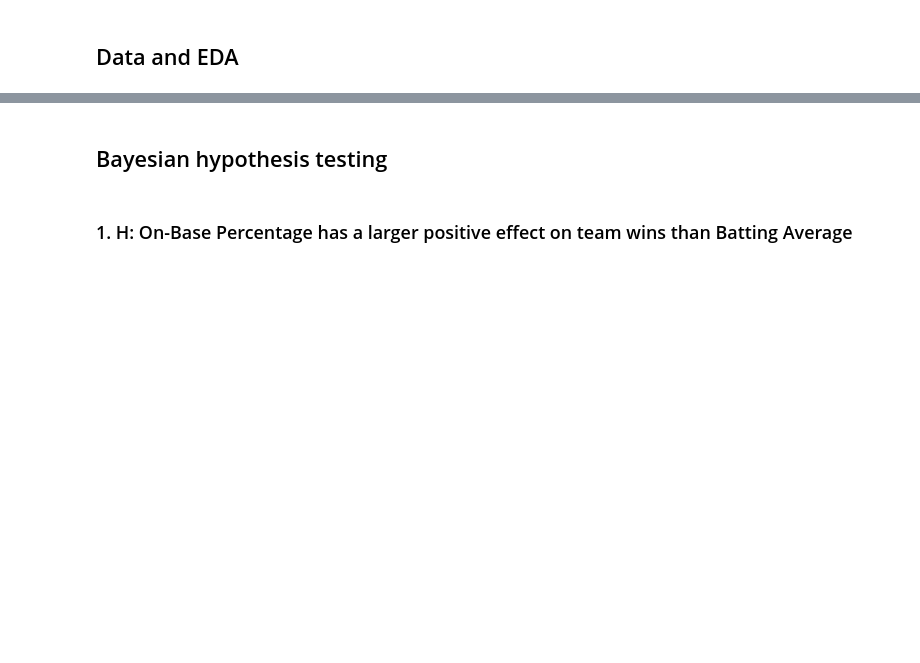
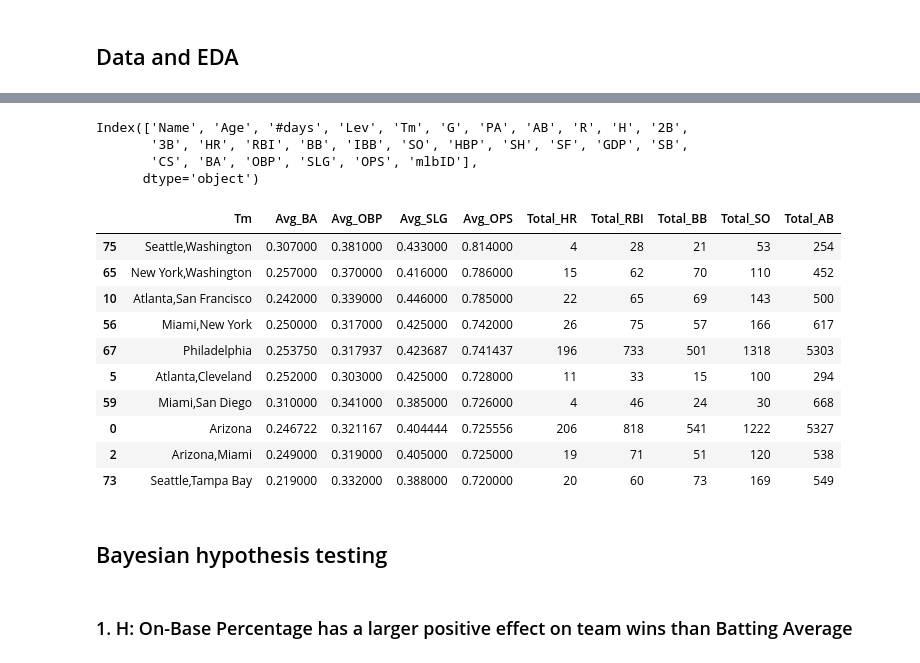
Before and after one commit to AlessandroMecchia/MLB_project_bayesian, a Jupyter notebook: code.ipynb, the cells around one changed output, grey strips where cells are left out. Drawn from its saved outputs; the diff is of its cells as text; code cells hidden in the pictures; blank space fills up the shorter version.

Commit message:
first batter EDA

```diff
--- a/code.ipynb
+++ b/code.ipynb
@@ -10,0 +55,10 @@ This work uses Bayesian methods to analyze the relationship between batting metr
+# %%
+import codecs
+batter_stats["Name"] = (
+    batter_stats["Name"]
+    .astype(str)
+    .apply(lambda x: codecs.decode(x, "unicode_escape"))
+    .str.encode("latin1")
+    .str.decode("utf-8")
+)
+batter_stats.head()
@@ -10,0 +73,9 @@ This work uses Bayesian methods to analyze the relationship between batting metr
+# %%
+batter_stats.columns
+# %% [output]
+Index(['Name', 'Age', '#days', 'Lev', 'Tm', 'G', 'PA', 'AB', 'R', 'H', '2B',
+       '3B', 'HR', 'RBI', 'BB', 'IBB', 'SO', 'HBP', 'SH', 'SF', 'GDP', 'SB',
+       'CS', 'BA', 'OBP', 'SLG', 'OPS', 'mlbID'],
+      dtype='object')
+# %%
+batter_stats_filtered = batter_stats[batter_stats['AB'] >= 20].copy()
@@ -10,0 +325,44 @@ This work uses Bayesian methods to analyze the relationship between batting metr
+# %%
+# Calculate advanced metrics
+batter_stats_filtered['ISO'] = batter_stats_filtered['SLG'] - batter_stats_filtered['BA']  # Isolated Power
+batter_stats_filtered['BB_Rate'] = (batter_stats_filtered['BB'] / batter_stats_filtered['PA']) * 100  # Walk Rate %
+batter_stats_filtered['K_Rate'] = (batter_stats_filtered['SO'] / batter_stats_filtered['PA']) * 100  # Strikeout Rate %
+batter_stats_filtered['HR_Rate'] = (batter_stats_filtered['HR'] / batter_stats_filtered['PA']) * 100  # Home Run Rate %
+
+top_iso = batter_stats_filtered.nlargest(10, 'ISO')[['Name', 'Tm', 'BA', 'SLG', 'ISO', 'HR']]
+
+top_bb = batter_stats_filtered.nlargest(10, 'BB_Rate')[['Name', 'Tm', 'BB_Rate', 'BB', 'OBP']]
+# %%
+# Aggregate statistics by team
+team_stats = batter_stats_filtered.groupby('Tm').agg({
+    'BA': 'mean',
+    'OBP': 'mean',
+    'SLG': 'mean',
+    'OPS': 'mean',
+    'HR': 'sum',
+    'RBI': 'sum',
+    'BB': 'sum',
+    'SO': 'sum',
+    'AB': 'sum'
+}).reset_index()
+
+# Rename columns for clarity
+team_stats.columns = ['Tm', 'Avg_BA', 'Avg_OBP', 'Avg_SLG', 'Avg_OPS',
+                      'Total_HR', 'Total_RBI', 'Total_BB', 'Total_SO', 'Total_AB']
+
+# Sort by average OPS
+team_stats = team_stats.sort_values('Avg_OPS', ascending=False)
+
+team_stats.head(10)
+# %% [output]
+|  | Tm | Avg_BA | Avg_OBP | Avg_SLG | Avg_OPS | Total_HR | Total_RBI | Total_BB | Total_SO | Total_AB |
+| 75 | Seattle,Washington | 0.307000 | 0.381000 | 0.433000 | 0.814000 | 4 | 28 | 21 | 53 | 254 |
+| 65 | New York,Washington | 0.257000 | 0.370000 | 0.416000 | 0.786000 | 15 | 62 | 70 | 110 | 452 |
+| 10 | Atlanta,San Francisco | 0.242000 | 0.339000 | 0.446000 | 0.785000 | 22 | 65 | 69 | 143 | 500 |
+| 56 | Miami,New York | 0.250000 | 0.317000 | 0.425000 | 0.742000 | 26 | 75 | 57 | 166 | 617 |
+| 67 | Philadelphia | 0.253750 | 0.317937 | 0.423687 | 0.741437 | 196 | 733 | 501 | 1318 | 5303 |
+| 5 | Atlanta,Cleveland | 0.252000 | 0.303000 | 0.425000 | 0.728000 | 11 | 33 | 15 | 100 | 294 |
+| 59 | Miami,San Diego | 0.310000 | 0.341000 | 0.385000 | 0.726000 | 4 | 46 | 24 | 30 | 668 |
+| 0 | Arizona | 0.246722 | 0.321167 | 0.404444 | 0.725556 | 206 | 818 | 541 | 1222 | 5327 |
+| 2 | Arizona,Miami | 0.249000 | 0.319000 | 0.405000 | 0.725000 | 19 | 71 | 51 | 120 | 538 |
+| 73 | Seattle,Tampa Bay | 0.219000 | 0.332000 | 0.388000 | 0.720000 | 20 | 60 | 73 | 169 | 549 |
```
Also changed, not shown: parts of 21 cells of this notebook, 2 other files.
